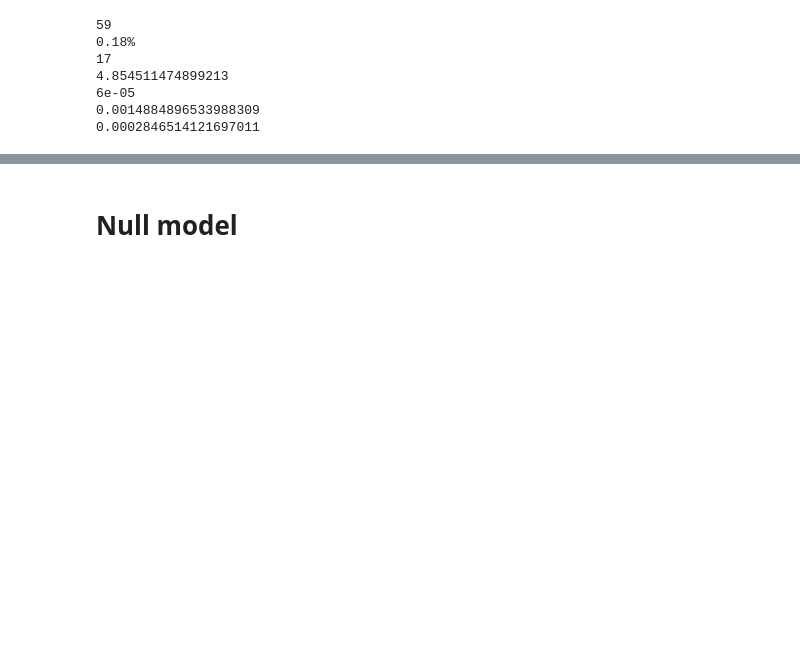
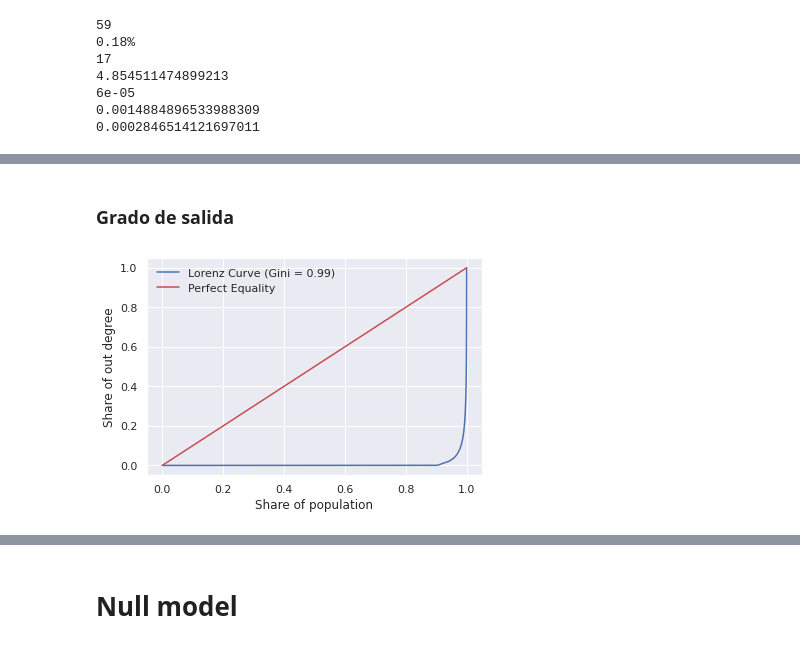
Before and after one commit to Jaimemorillo/electoral-prediction-madrid, a Jupyter notebook: read_tweets.ipynb, the cells around one changed output, grey strips where cells are left out. Drawn from its saved outputs; the diff is of its cells as text; code cells hidden in the pictures; blank space fills up the shorter version.

```diff
--- a/read_tweets.ipynb
+++ b/read_tweets.ipynb
@@ -359,0 +386,43 @@ print(nx.transitivity(G)) #No esta en igraph, solo para no dirigidos
+# %%
+def gini(array):
+    """Calculate the Gini coefficient of a numpy array."""
+    # based on bottom eq:
+    # http://www.statsdirect.com/help/generatedimages/equations/equation154.svg
+    # from:
+    # http://www.statsdirect.com/help/default.htm#nonparametric_methods/gini.htm
+    # All values are treated equally, arrays must be 1d:
+    array = array.flatten()
+    if np.amin(array) < 0:
+        # Values cannot be negative:
+        array -= np.amin(array)
+    # Values cannot be 0:
+    array += 0.0000001
+    # Values must be sorted:
+    array = np.sort(array)
+    # Index per array element:
+    index = np.arange(1,array.shape[0]+1)
+    # Number of array elements:
+    n = array.shape[0]
+    # Gini coefficient:
+    return ((np.sum((2 * index - n  - 1) * array)) / (n * np.sum(array)))
+# %%
+def plot_lorenz_curve(series, name):
+  gini_v = gini(series.astype('float').to_numpy())
+  n = len(series)
+  share_of_population = np.arange(1, n+1) / n
+  incomes = series.sort_values()
+  shares = incomes / incomes.sum()
+  cumulative_share = shares.cumsum()
+  f, ax = plt.subplots()
+  ax.plot(share_of_population, cumulative_share, label='Lorenz Curve (Gini = %0.2f)' % gini_v)
+  ax.plot((0,1), (0,1), color='r', label='Perfect Equality')
+  ax.set_xlabel('Share of population')
+  ax.set_ylabel('Share of ' + name)
+  ax.legend()
+  plt.show()
+# %% [markdown]
+### Grado de salida
+# %%
+plot_lorenz_curve(vertex_df.out_degree, 'out degree')
+# %% [output]
+[figure, added]
```
Also changed, not shown: parts of 44 cells of this notebook.
